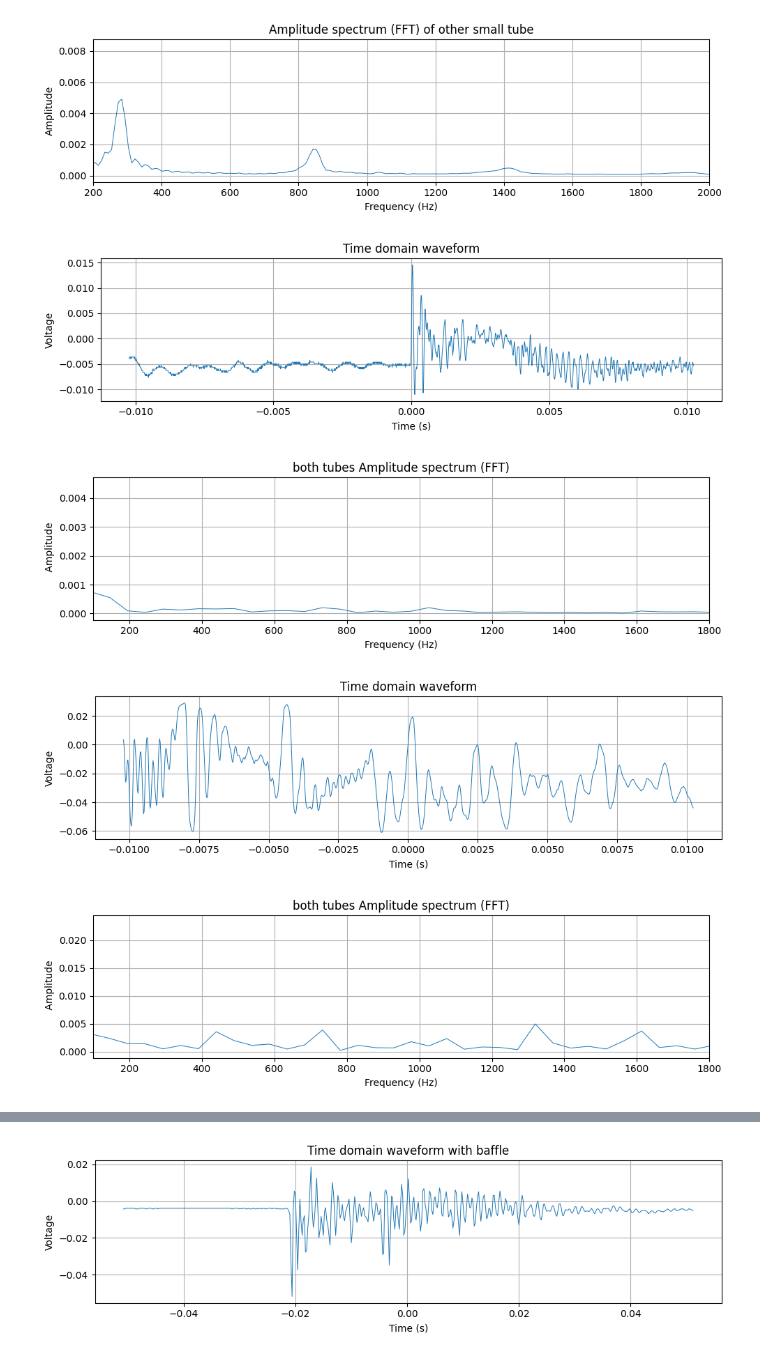
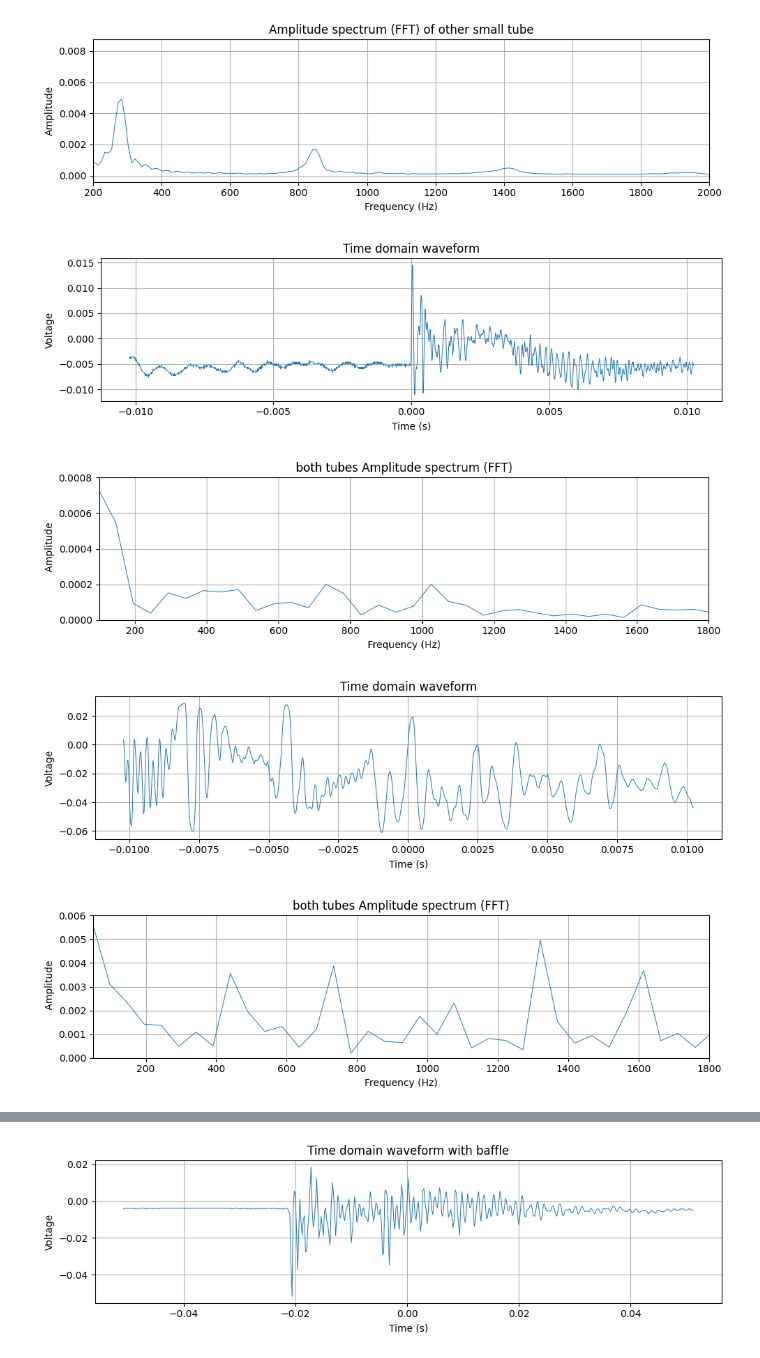
Before and after one commit to massiegabe/Acousticsproject, a Jupyter notebook: New Setup/Smalltube.ipynb, the cells around one changed output, grey strips where cells are left out. Drawn from its saved outputs; the diff is of its cells as text; code cells hidden in the pictures.

```diff
--- a/New Setup/Smalltube.ipynb
+++ b/New Setup/Smalltube.ipynb
@@ -795,6 +808,7 @@ plt.plot(xf, amp, linewidth=0.7)
 plt.xlim(0, fs/2)
 plt.xlabel('Frequency (Hz)')
 plt.xlim(100,1800)
+plt.ylim(0,0.0008)
 
 plt.ylabel(' Amplitude')
 plt.title('both tubes Amplitude spectrum (FFT)')
@@ -803,7 +817,7 @@ plt.tight_layout()
 plt.show()
 # %% [output]
 [figure]
-[figure, old version]
+[figure, new version]
 # %%
 filepath = 'together2.csv'
 try:
@@ -834,35 +848,36 @@ voltage = df['voltage'].to_numpy()
 plt.figure(figsize=(10, 3))
 plt.plot(time, voltage, linewidth=0.7)
 plt.xlabel('Time (s)')
 plt.ylabel('Voltage')
 plt.title('Time domain waveform')
 plt.grid(True)
 plt.tight_layout()
 plt.show()
 
 # Compute FFT
 dt = np.mean(np.diff(time))           # sampling interval
 fs = 1.0 / dt                         # sampling frequency
 N = len(voltage)
 yf = np.fft.rfft(voltage)
 xf = np.fft.rfftfreq(N, d=dt)
 amp = np.abs(yf) / N                  # amplitude spectrum (normalized)
 
 # Plot amplitude spectrum
 plt.figure(figsize=(10, 3))
 plt.plot(xf, amp, linewidth=0.7)
 plt.xlim(0, fs/2)
 plt.xlabel('Frequency (Hz)')
-plt.xlim(100,1800)
+plt.xlim(50,1800)
+plt.ylim(0,0.006)
 
 plt.ylabel(' Amplitude')
 plt.title('both tubes Amplitude spectrum (FFT)')
 plt.grid(True)
 plt.tight_layout()
 plt.show()
 # %% [output]
 [figure]
-[figure, old version]
+[figure, new version]
 # %%
 filepath = 'together3.csv'
 try:
```
Also changed, not shown: parts of 4 cells of this notebook, 3 other files.
